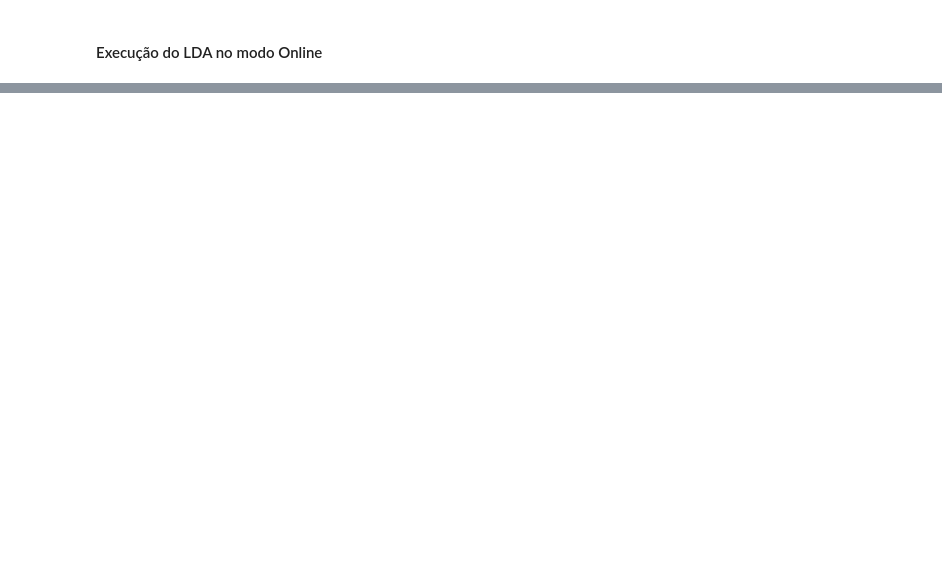
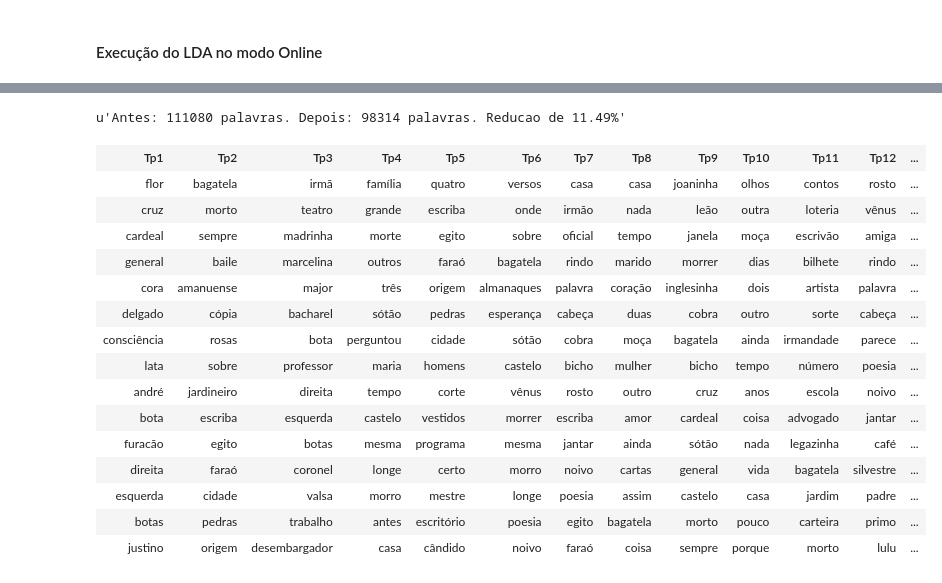
Before and after one commit to sergiosilvar/fgv_modelagem_assuntos, a Jupyter notebook: LDA_Machado.ipynb, the cells around one changed output, grey strips where cells are left out. Drawn from its saved outputs; the diff is of its cells as text; code cells hidden in the pictures; blank space fills up the shorter version.

```diff
--- a/LDA_Machado.ipynb
+++ b/LDA_Machado.ipynb
@@ -415,7 +396,0 @@ sum(y)
-# %%
-idx = [i for i,x in enumerate(indice) if x == 'romance']
-sel_corpus = corpus[min(idx):max(idx)+1]
-
-ldar = executa_lda(sel_corpus, K=10)
-
-topicos(ldar,20)
@@ -463,0 +401,45 @@ len(vocab)
+# %%
+# Palavras a remover.
+remover = [u'!...',u'disse', u'tito',u'mendonça', u'vasconcelos',u'henrique',u'ricardo',u'ventura',u'marcela',u'felismina',
+           u'porfírio',u'glória',u'gonçalves',u'pimentel',u'coimbra',u'bernardo',u'caldas',u'ernesto',u'julião',
+           u'joainha',u'amaral',u'pedro',u'barcelos',u'jucunda',u'estela',u'margarida',u'cecília',u'barreto',u'romeu',
+           u'camilo',u'máximo',u'ermelinda',u'martinha',u'brandão',u'cesário',u'raquel',u'sales',u'henriqueta',u'fernandinha',
+           u'isidoro',u'fernandes',u'romualdo',u'clara',u'delfina',u'paula',u'xavier',u'charmion',u'góis',u'luíza',u'luísa',
+           u'genoveva',u'valentim',u'oliveira',u'alberta',u'finoca',u'macedo',u'carlota',u'tomás',u'joão',u'camilo',u'camila',
+           u'clarinha',u'nhor',u'malvina',u'joana',u'bastinhos',u'severiano',u'vieira',u'fagundes',u'monteiro', u'ezequiel',u'neves'
+           ,u'beatriz',u'duarte',u'laura',u'raimunda',u'carmo',u'andrade',u'tobias',u'bonifácio',u'eulália',u'barbosa',u'gomes',
+           u'gustavo',u'eduardo',u'mateus',u'marcos',u'inácio',u'antunes',u'josé',u'eusébio',u'seixas',u'marques',u'nohr',
+           u'julieta',u'augusto',u'leocádia',u'rochinha',u'toledo',u'madalena',u'paulo',u'celestina',u'anacleto',u'mariana',
+           u'josefa',u'honório',u'emiliana',u'alexandre',u'valério',u'matias',u'carlotinha',u'gaspar',u'lucinda']
+
+# Novo corpus com as palavras removidas.
+sel_corpus2 = [ [palavra for palavra in corp if palavra not in remover] for corp in sel_corpus]
+
+# Comparação entre os tamanhos dos corpus antes e depois.
+antes = sum([len(corp) for corp in sel_corpus])
+depois = sum([len(corp) for corp in sel_corpus2])
+u'Antes: {0} palavras. Depois: {1} palavras. Reducao de {2:.2%}'.format(antes, depois, 1-1.0*depois/antes)
+# %% [output]
+u'Antes: 111080 palavras. Depois: 98314 palavras. Reducao de 11.49%'
+# %%
+# Executar lda como novo corpus.
+ldac2 = lda_online(sel_corpus2,K=13)
+# %%
+topicos(ldac2,15)
+# %% [output]
+| Tp1 | Tp2 | Tp3 | Tp4 | Tp5 | Tp6 | Tp7 | Tp8 | Tp9 | Tp10 | Tp11 | Tp12 | ... |
+| flor | bagatela | irmã | família | quatro | versos | casa | casa | joaninha | olhos | contos | rosto | ... |
+| cruz | morto | teatro | grande | escriba | onde | irmão | nada | leão | outra | loteria | vênus | ... |
+| cardeal | sempre | madrinha | morte | egito | sobre | oficial | tempo | janela | moça | escrivão | amiga | ... |
+| general | baile | marcelina | outros | faraó | bagatela | rindo | marido | morrer | dias | bilhete | rindo | ... |
+| cora | amanuense | major | três | origem | almanaques | palavra | coração | inglesinha | dois | artista | palavra | ... |
+| delgado | cópia | bacharel | sótão | pedras | esperança | cabeça | duas | cobra | outro | sorte | cabeça | ... |
+| consciência | rosas | bota | perguntou | cidade | sótão | cobra | moça | bagatela | ainda | irmandade | parece | ... |
+| lata | sobre | professor | maria | homens | castelo | bicho | mulher | bicho | tempo | número | poesia | ... |
+| andré | jardineiro | direita | tempo | corte | vênus | rosto | outro | cruz | anos | escola | noivo | ... |
+| bota | escriba | esquerda | castelo | vestidos | morrer | escriba | amor | cardeal | coisa | advogado | jantar | ... |
+| furacão | egito | botas | mesma | programa | mesma | jantar | ainda | sótão | nada | legazinha | café | ... |
+| direita | faraó | coronel | longe | certo | morro | noivo | cartas | general | vida | bagatela | silvestre | ... |
+| esquerda | cidade | valsa | morro | mestre | longe | poesia | assim | castelo | casa | jardim | padre | ... |
+| botas | pedras | trabalho | antes | escritório | poesia | egito | bagatela | morto | pouco | carteira | primo | ... |
+| justino | origem | desembargador | casa | cândido | noivo | faraó | coisa | sempre | porque | morto | lulu | ... |
```
Also changed, not shown: parts of 30 cells of this notebook, 1 other file.
